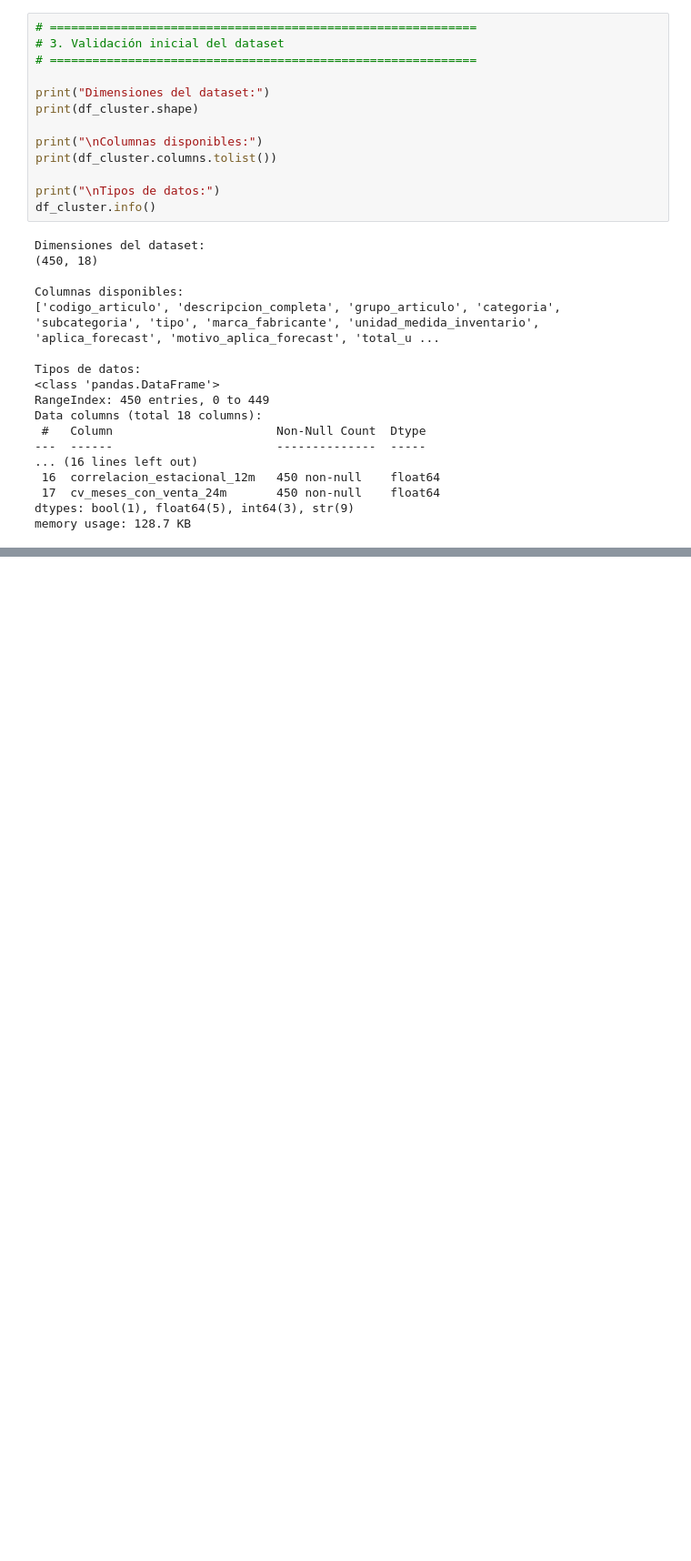
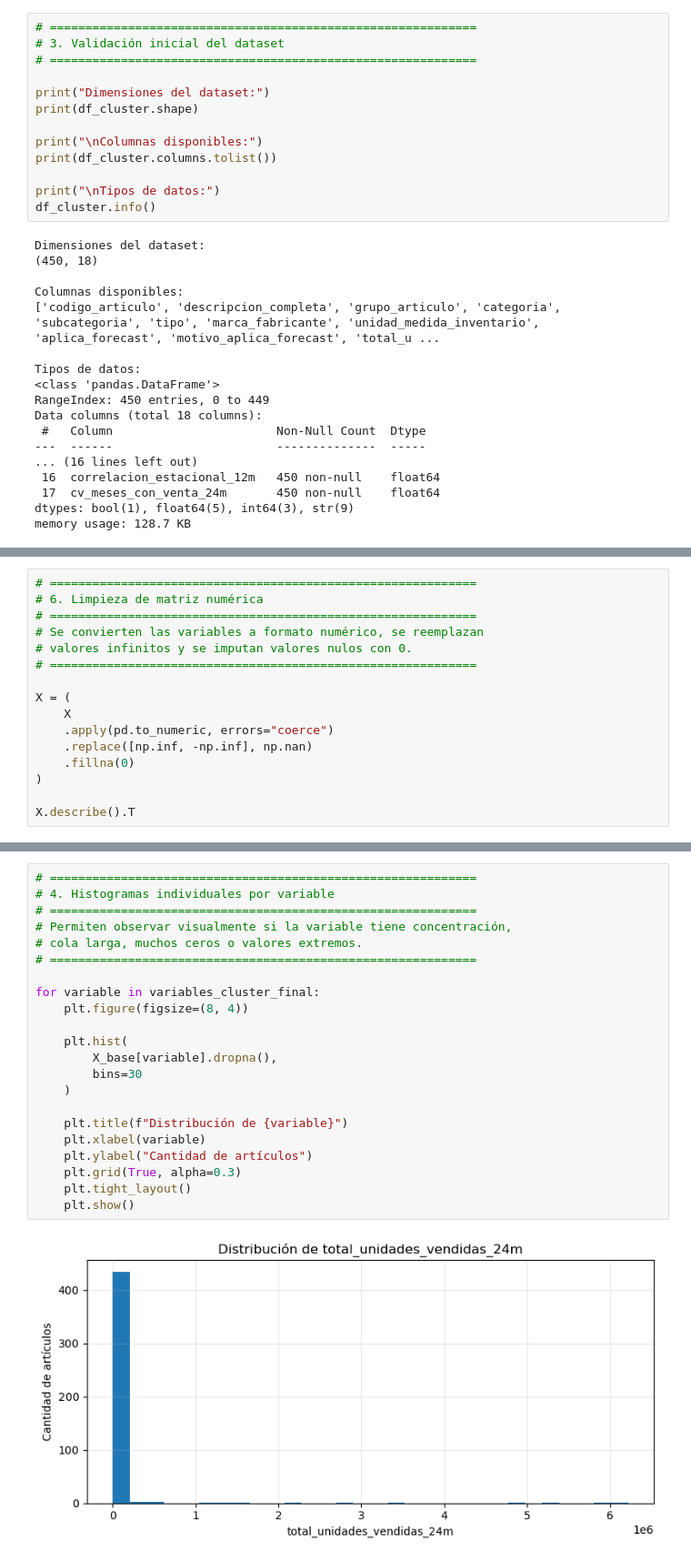
Before and after one commit to choppeb7/Tesis-Master-AI, a Jupyter notebook: 4_cluterizacion_articulos.ipynb, the cells around one changed output, grey strips where cells are left out. Shown at 91% size. Drawn from its saved outputs; the diff is of its cells as text; blank space fills up the shorter version.

Commit message:
transformacion_previa_a_clusterizado

```diff
--- a/4_cluterizacion_articulos.ipynb
+++ b/4_cluterizacion_articulos.ipynb
@@ -117,0 +222,16 @@ memory usage: 128.7 KB
+# %%
+# ============================================================
+# 6. Limpieza de matriz numérica
+# ============================================================
+# Se convierten las variables a formato numérico, se reemplazan
+# valores infinitos y se imputan valores nulos con 0.
+# ============================================================
+
+X = (
+    X
+    .apply(pd.to_numeric, errors="coerce")
+    .replace([np.inf, -np.inf], np.nan)
+    .fillna(0)
+)
+
+X.describe().T
@@ -117,0 +303,24 @@ memory usage: 128.7 KB
+# %%
+# ============================================================
+# 4. Histogramas individuales por variable
+# ============================================================
+# Permiten observar visualmente si la variable tiene concentración,
+# cola larga, muchos ceros o valores extremos.
+# ============================================================
+
+for variable in variables_cluster_final:
+    plt.figure(figsize=(8, 4))
+
+    plt.hist(
+        X_base[variable].dropna(),
+        bins=30
+    )
+
+    plt.title(f"Distribución de {variable}")
+    plt.xlabel(variable)
+    plt.ylabel("Cantidad de artículos")
+    plt.grid(True, alpha=0.3)
+    plt.tight_layout()
+    plt.show()
+# %% [output]
+[figure, added]
```
Also changed, not shown: parts of 32 cells of this notebook, 1 other file.
